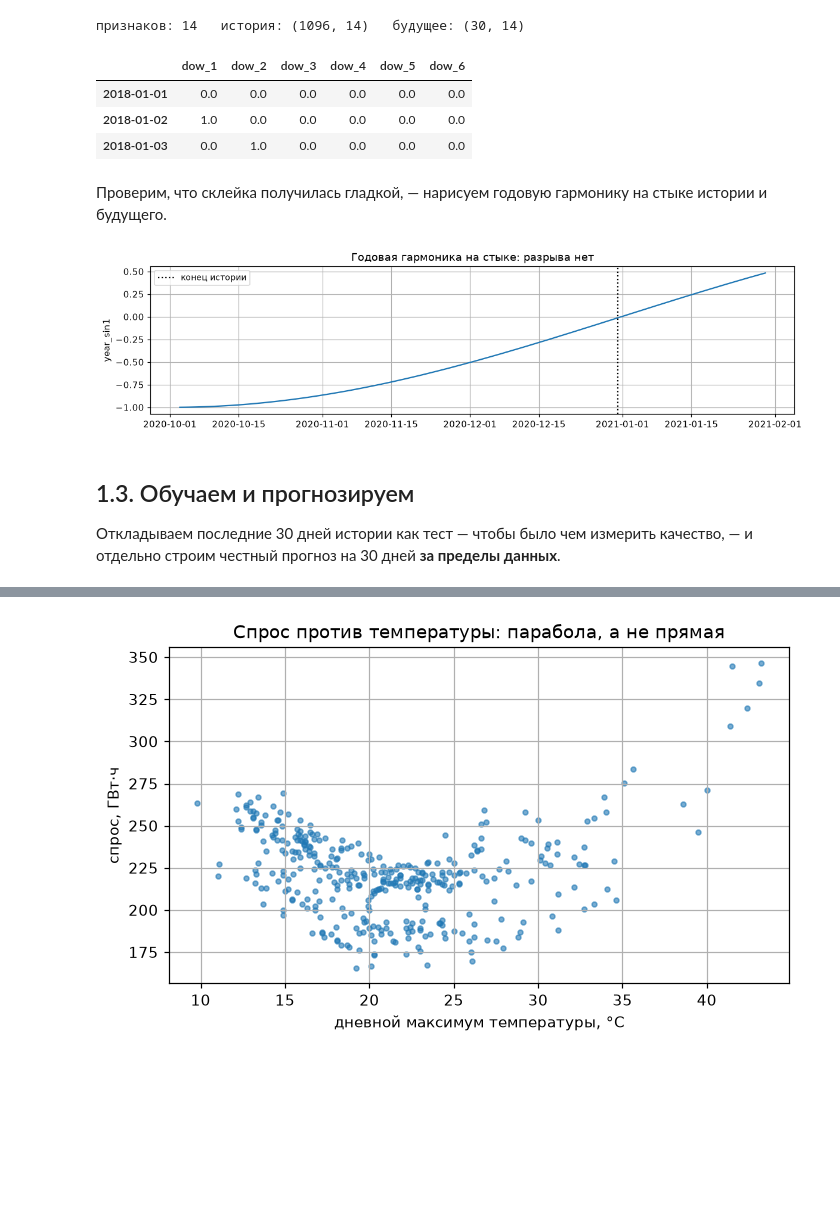
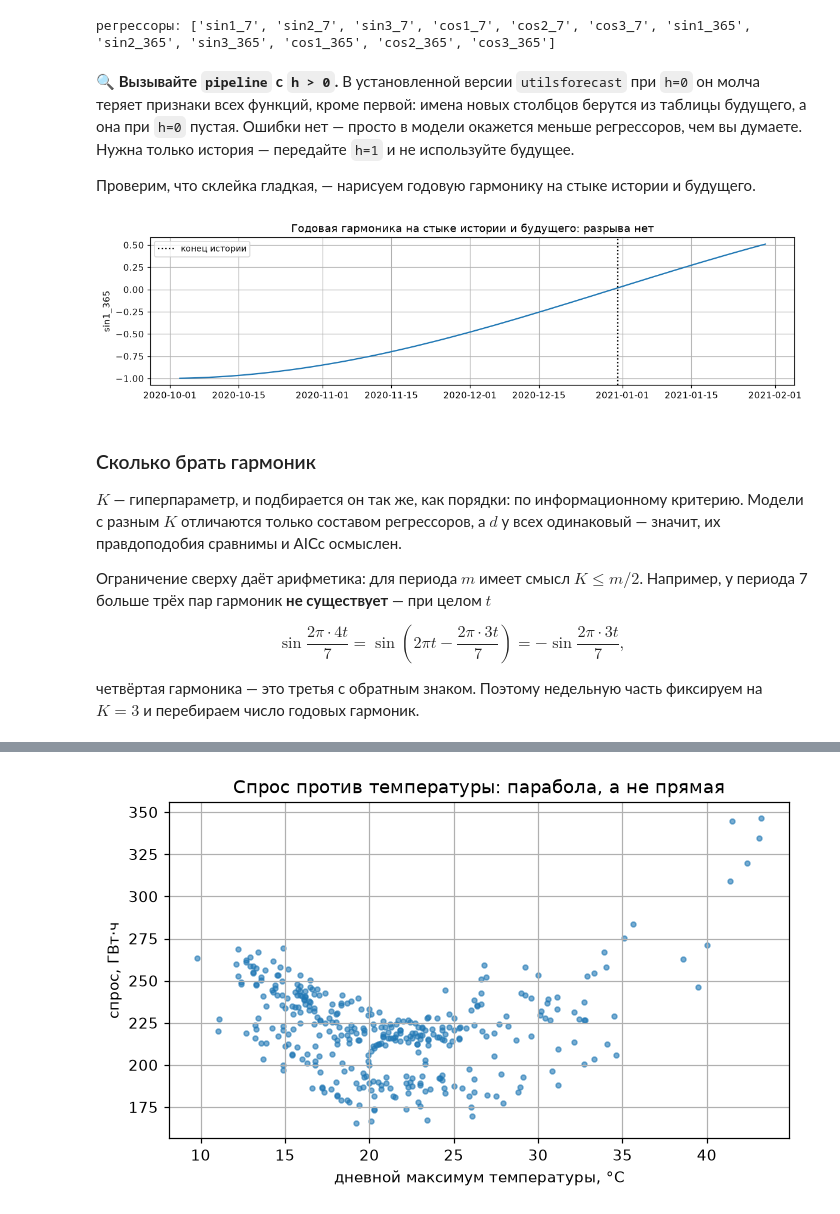
Before and after one commit to alex-hse-repository/time-series-cu-2026, a Jupyter notebook: week_5/part_2/02. Регрессоры в SARIMAX — где их взять на будущее.ipynb, the cells around one changed output, grey strips where cells are left out. Drawn from its saved outputs; the diff is of its cells as text; code cells hidden in the pictures; blank space fills up the shorter version.

```diff
--- a/week_5/part_2/02. Регрессоры в SARIMAX — где их взять на будущее.ipynb
+++ b/week_5/part_2/02. Регрессоры в SARIMAX — где их взять на будущее.ipynb
@@ -107,6 +142,9 @@ fig.tight_layout()
 # %%
-X_demo = pd.DataFrame({"workday": (onion.index.dayofweek < 5).astype(float)}, index=onion.index)
+onion = pd.read_csv(DATA + "onion_sales.csv", parse_dates=["day"])
+onion_df = pd.DataFrame({"unique_id": "onion", "ds": onion["day"], "y": onion["rto"].astype(float)})
 
-demo = SARIMAX(onion, exog=X_demo, order=(1, 0, 0), trend="c").fit(disp=False)
-print(f"β(workday) = {demo.params['workday']:.1f} руб.  — обучение прошло без проблем")
+print(f"{len(onion_df)} наблюдений: {onion_df['ds'].min():%Y-%m-%d} — {onion_df['ds'].max():%Y-%m-%d}")
+fig = plot_series(onion_df)
+fig.axes[0].set_title("Ежедневные продажи лука, руб.")
+fig
 # %% [output]
@@ -198,40 +294,51 @@ print(f"последние 3 даты: {idx_ext[-3:].strftime('%Y-%m-%d').tolist
 # %%
-# шаг 2: считаем ВСЕ признаки на удлинённом индексе одним вызовом
-X_all = pd.concat(
-    [
-        calendar_features(idx_ext),
-        fourier(idx_ext, period=365.25, order=3, prefix="year"),  # годовая волна
-        fourier(idx_ext, period=91.31, order=1, prefix="qrtr"),  # квартальная
+hist_f, future_f = pipeline(
+    onion_df,
+    features=[
+        partial(fourier, season_length=7, k=3),  # недельная
+        partial(fourier, season_length=365, k=3),  # годовая
     ],
-    axis=1,
+    freq="D",
+    h=H,
 )
-
-# шаг 3: разрезаем
-X_hist, X_future = X_all.iloc[:-H], X_all.iloc[-H:]
-
-print(f"признаков: {X_all.shape[1]}   история: {X_hist.shape}   будущее: {X_future.shape}")
-X_all.iloc[:3, :6].round(3)
+print("регрессоры:", exog_cols(hist_f))
 # %% [output]
-признаков: 14   история: (1096, 14)   будущее: (30, 14)
+регрессоры: ['sin1_7', 'sin2_7', 'sin3_7', 'cos1_7', 'cos2_7', 'cos3_7', 'sin1_365', 'sin2_365', 'sin3_365', 'cos1_365', 'cos2_365', 'cos3_365']
-|  | dow_1 | dow_2 | dow_3 | dow_4 | dow_5 | dow_6 |
-| 2018-01-01 | 0.0 | 0.0 | 0.0 | 0.0 | 0.0 | 0.0 |
-| 2018-01-02 | 1.0 | 0.0 | 0.0 | 0.0 | 0.0 | 0.0 |
-| 2018-01-03 | 0.0 | 1.0 | 0.0 | 0.0 | 0.0 | 0.0 |
 # %% [markdown]
-Проверим, что склейка получилась гладкой, — нарисуем годовую гармонику
-на стыке истории и будущего.
+🔍 **Вызывайте `pipeline` с `h > 0`.** В установленной версии `utilsforecast`
+при `h=0` он молча теряет признаки всех функций, кроме первой: имена новых
+столбцов берутся из таблицы будущего, а она при `h=0` пустая. Ошибки нет —
+просто в модели окажется меньше регрессоров, чем вы думаете. Нужна только
+история — передайте `h=1` и не используйте будущее.
+
+Проверим, что склейка гладкая, — нарисуем годовую гармонику на стыке истории и
+будущего.
 # %%
+glue = pd.concat([hist_f, future_f]).set_index("ds")["sin1_365"].iloc[-120:]
+
 fig, ax = plt.subplots(figsize=(11, 3))
-ax.plot(X_all.index[-120:], X_all["year_sin1"].iloc[-120:], color="C0", lw=1.5)
-ax.axvline(onion.index[-1], color="black", ls=":", label="конец истории")
-ax.set(title="Годовая гармоника на стыке: разрыва нет", ylabel="year_sin1")
+ax.plot(glue.index, glue, color="C0", lw=1.5)
+ax.axvline(onion_df["ds"].max(), color="black", ls=":", label="конец истории")
+ax.set(title="Годовая гармоника на стыке истории и будущего: разрыва нет", ylabel="sin1_365")
 ax.legend(fontsize=9)
 fig.tight_layout()
 # %% [output]
-[figure, old version]
+[figure, new version]
 # %% [markdown]
-## 1.3. Обучаем и прогнозируем
+### Сколько брать гармоник
 
-Откладываем последние 30 дней истории как тест — чтобы было чем измерить
-качество, — и отдельно строим честный прогноз на 30 дней **за пределы данных**.
+$K$ — гиперпараметр, и подбирается он так же, как порядки: по
+информационному критерию. Модели с разным $K$ отличаются только составом
+регрессоров, а $d$ у всех одинаковый — значит, их правдоподобия сравнимы и
+AICc осмыслен.
+
+Ограничение сверху даёт арифметика: для периода $m$ имеет смысл $K \le m/2$.
+Например, у периода 7 больше трёх пар гармоник **не существует** — при целом
+$t$
+
+$$\sin\frac{2\pi \cdot 4 t}{7} = \sin\left(2\pi t - \frac{2\pi \cdot 3 t}{7}\right)
+= -\sin\frac{2\pi \cdot 3 t}{7},$$
+
+четвёртая гармоника — это третья с обратным знаком. Поэтому недельную часть
+фиксируем на $K = 3$ и перебираем число годовых гармоник.
 # %%
```
Also changed, not shown: parts of 102 cells of this notebook, 7 other files.
